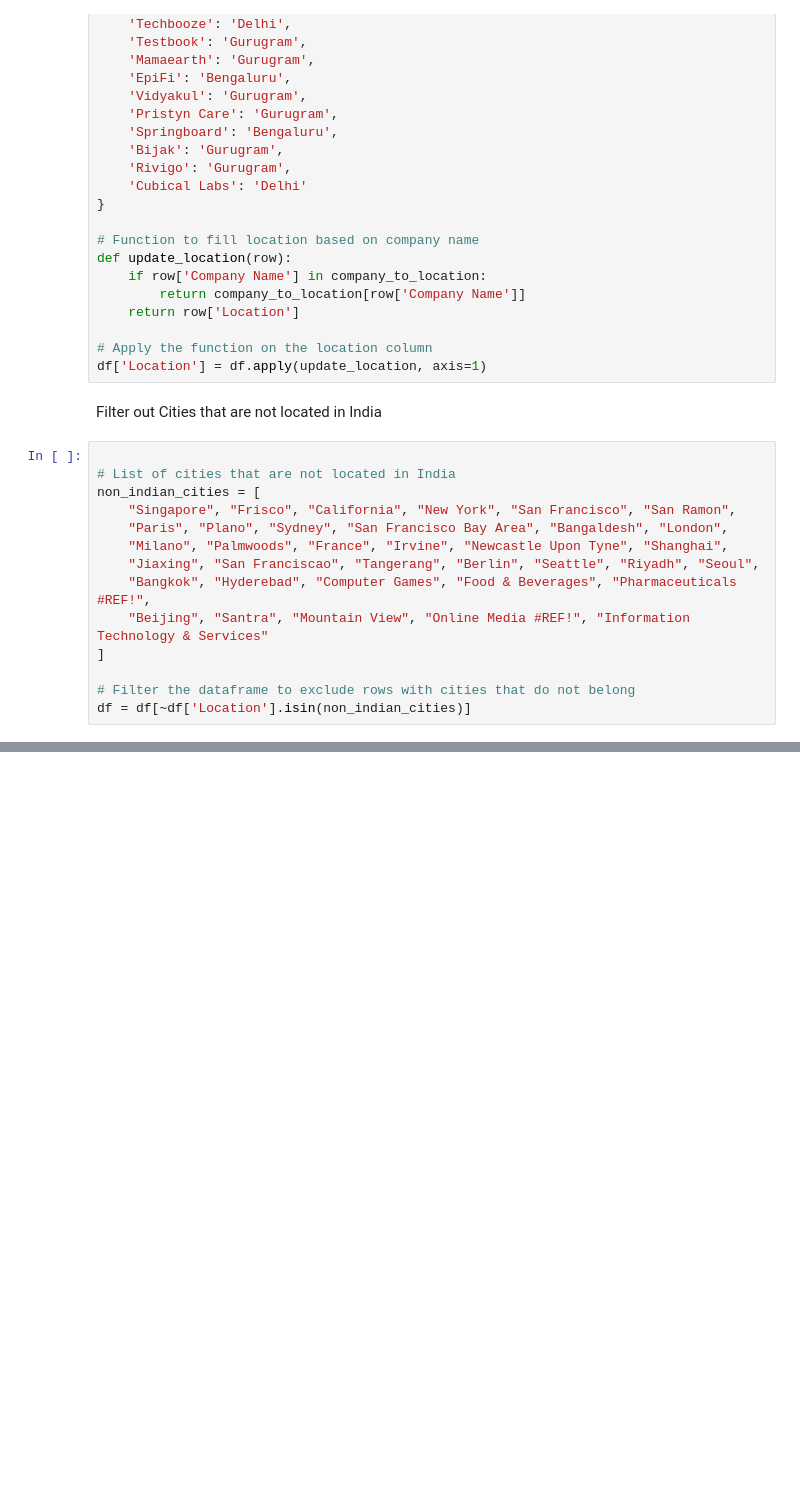
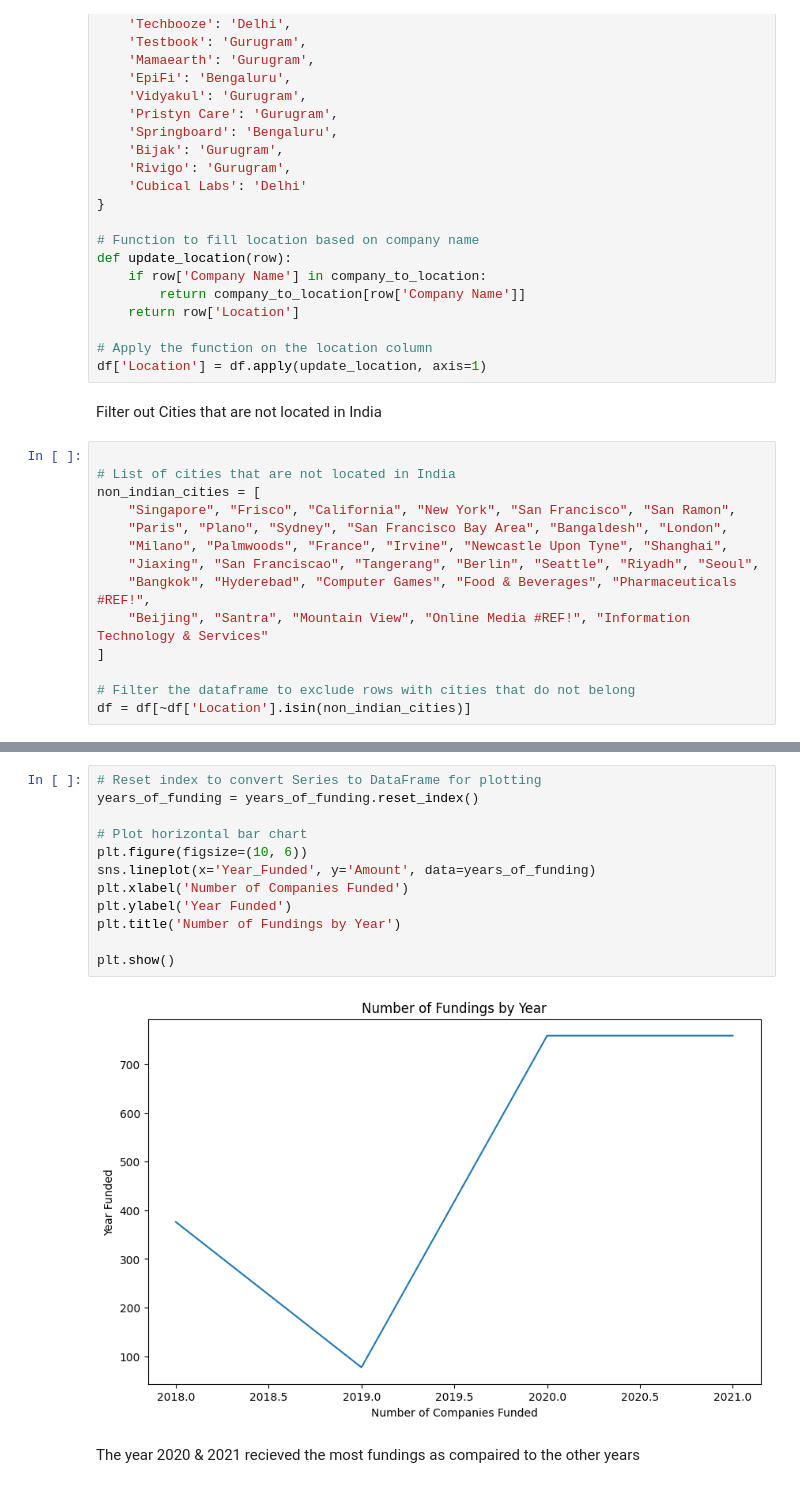
Before and after one commit to Kwamena-A-Yamoah/Indian-Start-up-Funding-Analysis, a Jupyter notebook: Notebooks/Indian_start-up_analysis.ipynb, the cells around one changed output, grey strips where cells are left out. Saved outputs shown, nothing was run; the diff lists cells and outputs as text; blank space fills up the shorter version.

```diff
--- a/Notebooks/Indian_start-up_analysis.ipynb
+++ b/Notebooks/Indian_start-up_analysis.ipynb
@@ -697,0 +1007,16 @@ df.head()
+# %%
+# Reset index to convert Series to DataFrame for plotting
+years_of_funding = years_of_funding.reset_index()
+
+# Plot horizontal bar chart
+plt.figure(figsize=(10, 6))
+sns.lineplot(x='Year_Funded', y='Amount', data=years_of_funding)
+plt.xlabel('Number of Companies Funded')
+plt.ylabel('Year Funded')
+plt.title('Number of Fundings by Year')
+
+plt.show()
+# %% [output]
+[figure, added]
+# %% [markdown]
+The year 2020 & 2021 recieved the most fundings as compaired to the other years
```
Also changed, not shown: parts of 70 cells of this notebook.
